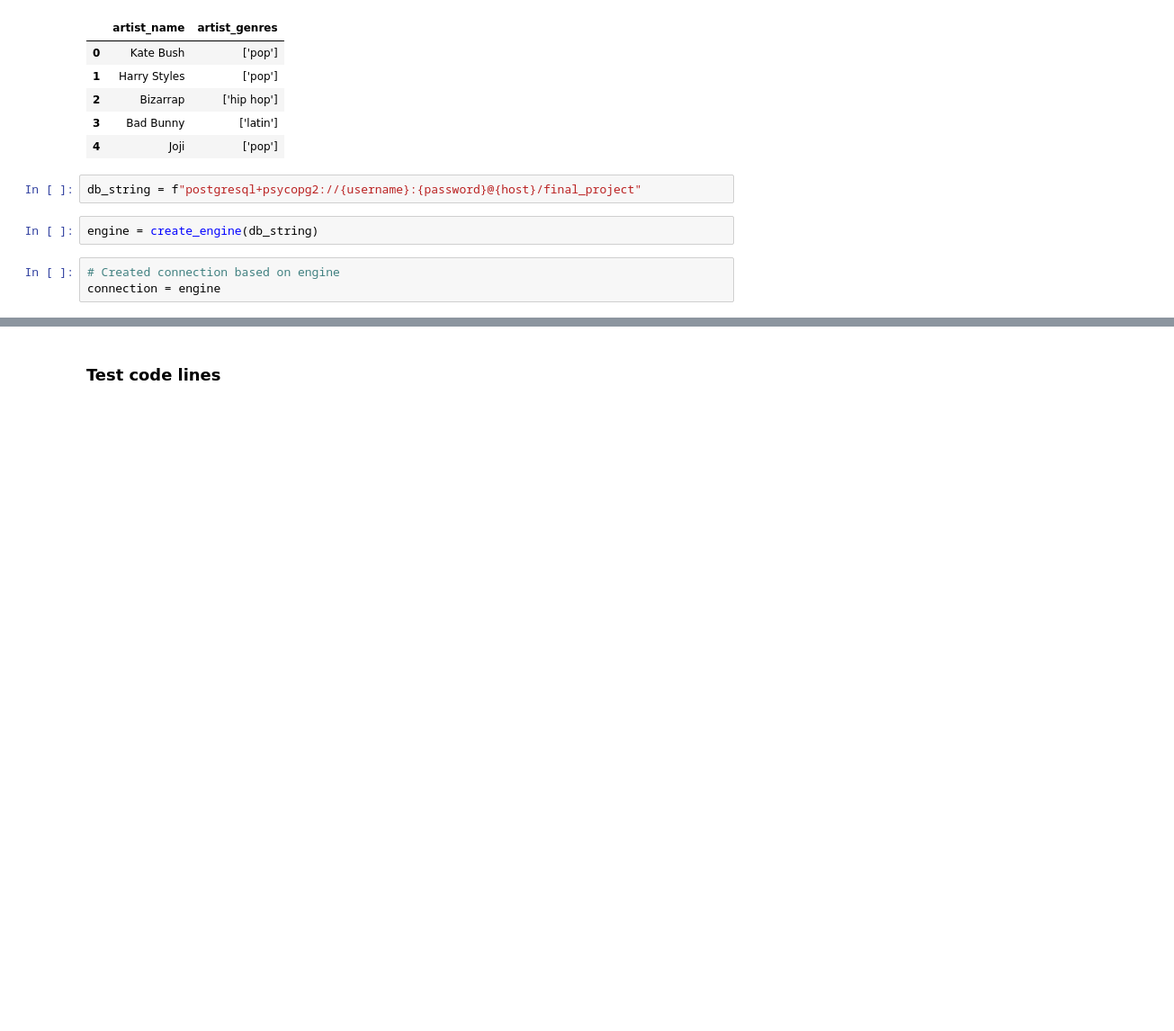
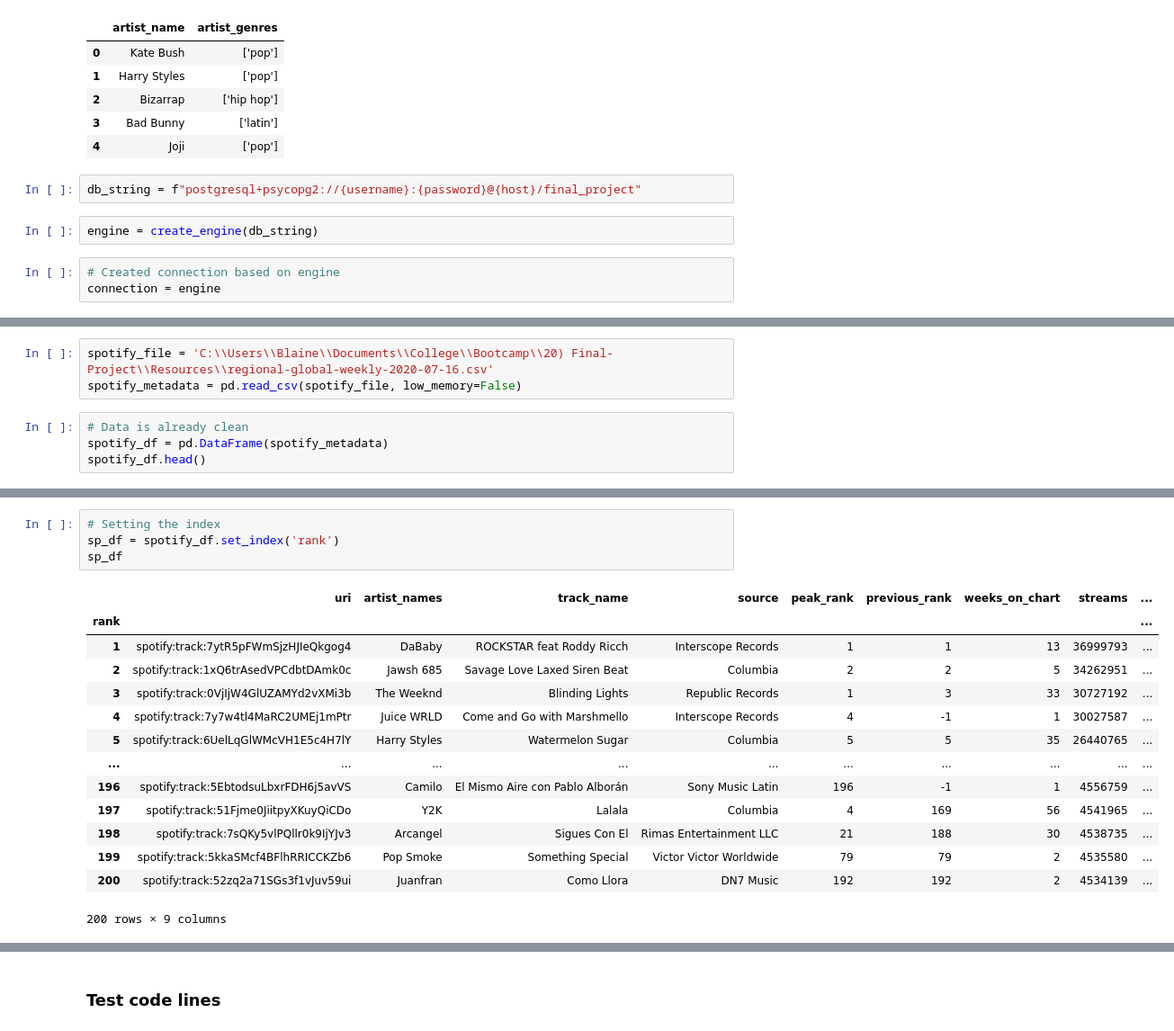
Before and after one commit to Azykan/Final-Project, a Jupyter notebook: source_code.ipynb, the cells around one changed output, grey strips where cells are left out. Shown at 90% size. Saved outputs shown, nothing was run; the diff lists cells and outputs as text; blank space fills up the shorter version.

Commit message:
large update to data and code

```diff
--- a/source_code.ipynb
+++ b/source_code.ipynb
@@ -362,0 +539,7 @@ artist_df.to_sql('artist_genres', con = engine, schema="public", if_exists="repl
+# %%
+spotify_file = 'C:\\Users\\Blaine\\Documents\\College\\Bootcamp\\20) Final-Project\\Resources\\regional-global-weekly-2020-07-16.csv'
+spotify_metadata = pd.read_csv(spotify_file, low_memory=False)
+# %%
+# Data is already clean
+spotify_df = pd.DataFrame(spotify_metadata)
+spotify_df.head()
@@ -362,0 +553,19 @@ artist_df.to_sql('artist_genres', con = engine, schema="public", if_exists="repl
+# %%
+# Setting the index
+sp_df = spotify_df.set_index('rank')
+sp_df
+# %% [output]
+|  | uri | artist_names | track_name | source | peak_rank | previous_rank | weeks_on_chart | streams | ... |
+| rank |  |  |  |  |  |  |  |  | ... |
+| 1 | spotify:track:7ytR5pFWmSjzHJIeQkgog4 | DaBaby | ROCKSTAR feat Roddy Ricch | Interscope Records | 1 | 1 | 13 | 36999793 | ... |
+| 2 | spotify:track:1xQ6trAsedVPCdbtDAmk0c | Jawsh 685 | Savage Love Laxed Siren Beat | Columbia | 2 | 2 | 5 | 34262951 | ... |
+| 3 | spotify:track:0VjIjW4GlUZAMYd2vXMi3b | The Weeknd | Blinding Lights | Republic Records | 1 | 3 | 33 | 30727192 | ... |
+| 4 | spotify:track:7y7w4tl4MaRC2UMEj1mPtr | Juice WRLD | Come and Go with Marshmello | Interscope Records | 4 | -1 | 1 | 30027587 | ... |
+| 5 | spotify:track:6UelLqGlWMcVH1E5c4H7lY | Harry Styles | Watermelon Sugar | Columbia | 5 | 5 | 35 | 26440765 | ... |
+| ... | ... | ... | ... | ... | ... | ... | ... | ... | ... |
+| 196 | spotify:track:5EbtodsuLbxrFDH6j5avVS | Camilo | El Mismo Aire con Pablo Alborán | Sony Music Latin | 196 | -1 | 1 | 4556759 | ... |
+| 197 | spotify:track:51Fjme0JiitpyXKuyQiCDo | Y2K | Lalala | Columbia | 4 | 169 | 56 | 4541965 | ... |
+| 198 | spotify:track:7sQKy5vlPQllr0k9IjYJv3 | Arcangel | Sigues Con El | Rimas Entertainment LLC | 21 | 188 | 30 | 4538735 | ... |
+| 199 | spotify:track:5kkaSMcf4BFlhRRICCKZb6 | Pop Smoke | Something Special | Victor Victor Worldwide | 79 | 79 | 2 | 4535580 | ... |
+| 200 | spotify:track:52zq2a71SGs3f1vJuv59ui | Juanfran | Como Llora | DN7 Music | 192 | 192 | 2 | 4534139 | ... |
+200 rows × 9 columns
```
Also changed, not shown: parts of 53 cells of this notebook, 3 other files.
